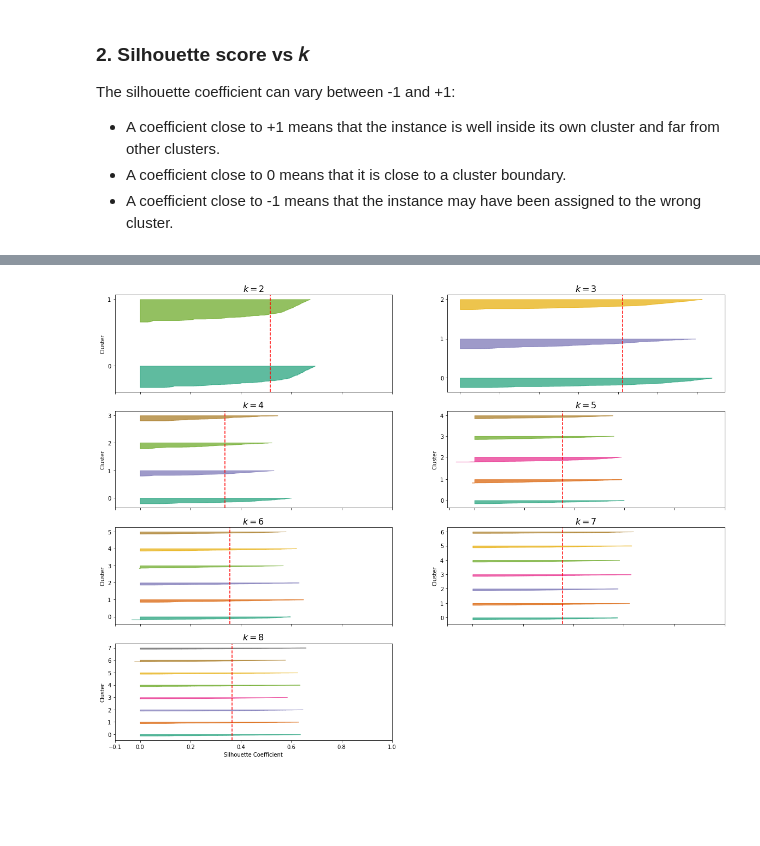
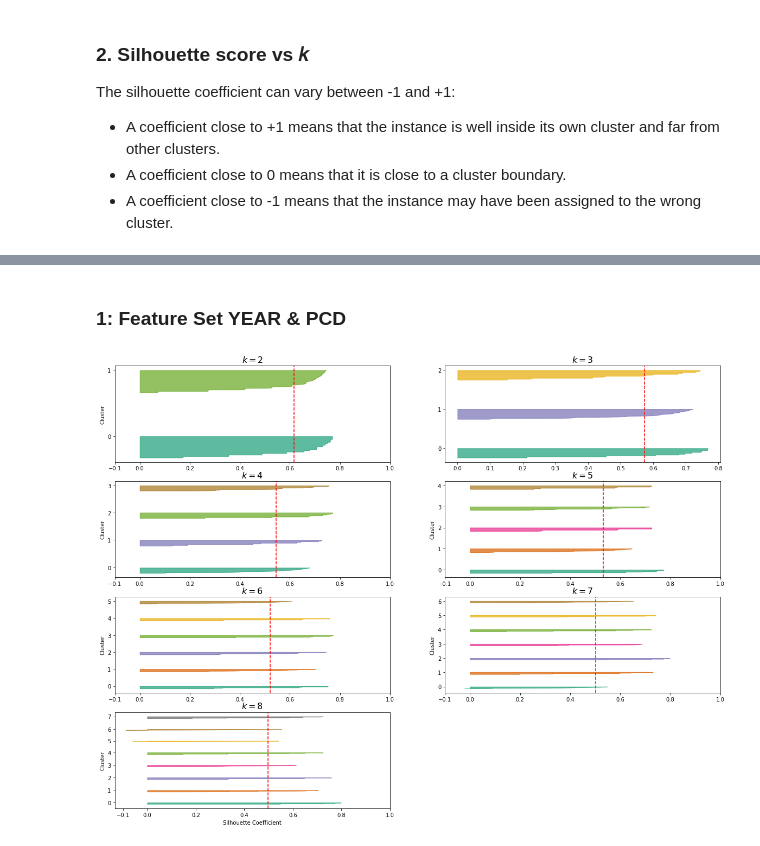
Before and after one commit to shressujan/stocks, a Jupyter notebook: stocks_analysis.ipynb, the cells around one changed output, grey strips where cells are left out. Saved outputs shown, nothing was run; the diff lists cells and outputs as text; code cells hidden in the pictures; blank space fills up the shorter version.

```diff
--- a/stocks_analysis.ipynb
+++ b/stocks_analysis.ipynb
@@ -214,51 +276,54 @@ Since we got the best results for the optimal $k$ at $k$ = 3, we will select tha
 # %%
-plt.figure(figsize=(20,15))
+def silhouette_diagram(kmeans_per_k, X, silhouette_scores):
+  plt.figure(figsize=(20,15))
 
-for k in (2, 3, 4, 5, 6, 7, 8):
-  plt.subplot(4, 2, k - 1)
+  for k in (2, 3, 4, 5, 6, 7, 8):
+    plt.subplot(4, 2, k - 1)
 
-  y_pred = kmeans_per_k[k - 1].labels_ # using k - 1 because its a list and k = 3 is in 3-1 = 2nd position in the list.
-  silhouette_coefficients = silhouette_samples(X, y_pred)
+    y_pred = kmeans_per_k[k - 1].labels_ # using k - 1 because its a list and k = 3 is in 3-1 = 2nd position in the list.
+    silhouette_coefficients = silhouette_samples(X, y_pred)
 
-  padding = len(X)
-  pos = padding
-  ticks = []
+    padding = len(X)
+    pos = padding
+    ticks = []
 
-  for i in range(k):
-    coeffs = silhouette_coefficients[y_pred == i]
-    coeffs.sort()
+    for i in range(k):
+      coeffs = silhouette_coefficients[y_pred == i]
+      coeffs.sort()
 
-    color = mpl.cm.Dark2(i / k)
-    plt.fill_betweenx(np.arange(pos, pos + len(coeffs)), 0 , coeffs,
-                      facecolor=color, edgecolor=color, alpha=0.7)
-    ticks.append(pos + len(coeffs))
-    pos += len(coeffs) + padding
+      color = mpl.cm.Dark2(i / k)
+      plt.fill_betweenx(np.arange(pos, pos + len(coeffs)), 0 , coeffs,
+                        facecolor=color, edgecolor=color, alpha=0.7)
+      ticks.append(pos + len(coeffs))
+      pos += len(coeffs) + padding
 
-  plt.gca().yaxis.set_major_locator(FixedLocator(ticks))
-  plt.gca().yaxis.set_major_formatter(FixedFormatter(range(k)))
-  if k in (2, 8):
-    plt.gca().set_xticks([-0.1, 0, 0.2, 0.4, 0.6, 0.8, 1])
-    plt.ylabel("Cluster")
+    plt.gca().yaxis.set_major_locator(FixedLocator(ticks))
+    plt.gca().yaxis.set_major_formatter(FixedFormatter(range(k)))
+    if k in (2, 8):
+      plt.gca().set_xticks([-0.1, 0, 0.2, 0.4, 0.6, 0.8, 1])
+      plt.ylabel("Cluster")
 
-  if k in (4, 5):
-    plt.gca().set_xticks([-0.1, 0, 0.2, 0.4, 0.6, 0.8, 1])
-    plt.ylabel("Cluster")
+    if k in (4, 5):
+      plt.gca().set_xticks([-0.1, 0, 0.2, 0.4, 0.6, 0.8, 1])
+      plt.ylabel("Cluster")
 
-  if k in (6, 7):
-    plt.gca().set_xticks([-0.1, 0, 0.2, 0.4, 0.6, 0.8, 1])
-    plt.ylabel("Cluster")
+    if k in (6, 7):
+      plt.gca().set_xticks([-0.1, 0, 0.2, 0.4, 0.6, 0.8, 1])
+      plt.ylabel("Cluster")
 
-  if k == 8:
-    plt.gca().set_xticks([-0.1, 0, 0.2, 0.4, 0.6, 0.8, 1])
-    plt.ylabel("Cluster")
-    plt.xlabel("Silhouette Coefficient")
-  else:
-    plt.tick_params(labelbottom=False)
+    if k == 8:
+      plt.gca().set_xticks([-0.1, 0, 0.2, 0.4, 0.6, 0.8, 1])
+      plt.ylabel("Cluster")
+      plt.xlabel("Silhouette Coefficient")
 
-  plt.axvline(x=silhouette_scores[k - 2], color="red", linestyle="--")
-  plt.title("$k={}$".format(k), fontsize=16)
+    plt.axvline(x=silhouette_scores[k - 2], color="red", linestyle="--")
+    plt.title("$k={}$".format(k), fontsize=16)
 
-plt.show()
+  plt.show()
-# %% [output]
-[figure, removed]
+# %% [markdown]
+### **1: Feature Set YEAR & PCD**
+# %%
+silhouette_diagram(kmeans_per_k_X1, X1, silhouette_scores_X1)
+# %% [output]
+[figure, added]
 # %% [markdown]
```
Also changed, not shown: parts of 28 cells of this notebook.
